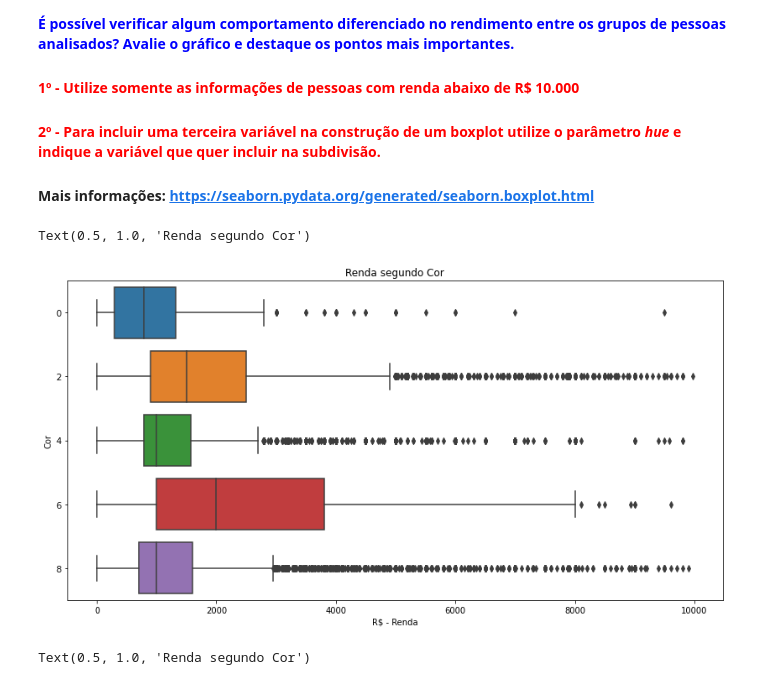
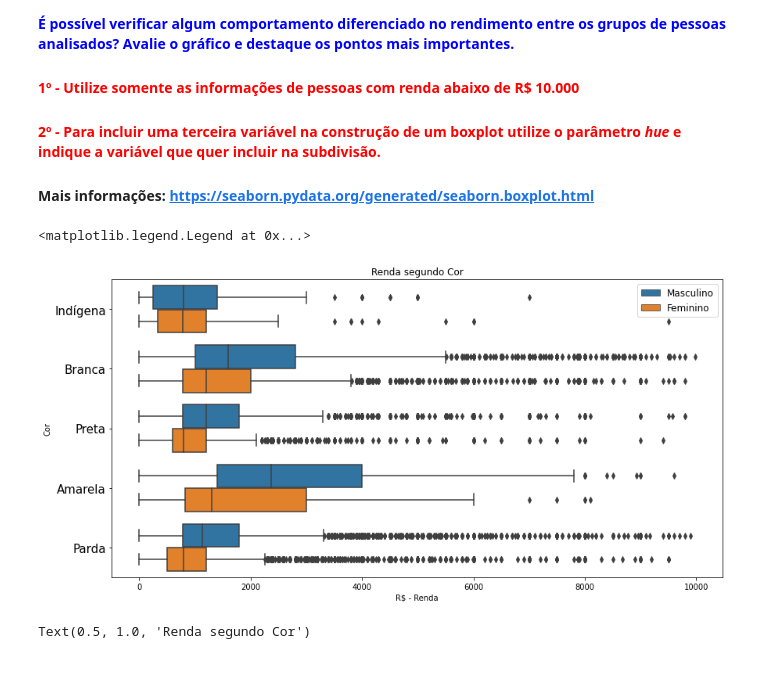
Before and after one commit to ciqueti/Estatistica_Distribuicao_e_Medidas, a Jupyter notebook: Parte_1/Análise_Descritiva.ipynb, the cells around one changed output. Drawn from its saved outputs; the diff is of its cells as text; code cells hidden in the pictures.

```diff
--- a/Parte_1/Análise_Descritiva.ipynb
+++ b/Parte_1/Análise_Descritiva.ipynb
@@ -451,13 +451,16 @@ Brancos e Amarelos possuem maior dispersão, que é reduzida quando relacionada
 #### <font color='red'>2º - Para incluir uma terceira variável na construção de um boxplot utilize o parâmetro <i>hue</i> e indique a variável que quer incluir na subdivisão.</font>
 #### Mais informações: https://seaborn.pydata.org/generated/seaborn.boxplot.html
 # %%
-ax = sns.boxplot(x='Renda', y='Cor', data=df.query('Renda < 10000'), orient='h')
+ax = sns.boxplot(x='Renda', y='Cor', data=df.query('Renda < 10000'), orient='h', hue='Sexo')
 ax.figure.set_size_inches(14,7)
 ax.set_xlabel('R$ - Renda')
 ax.set_title('Renda segundo Cor')
+ax.set_yticklabels(['Indígena', 'Branca', 'Preta', 'Amarela', 'Parda'], fontsize=15)
+handles,_ = ax.get_legend_handles_labels()
+ax.legend(handles, ['Masculino', 'Feminino'], fontsize=12)
 # %% [output]
-Text(0.5, 1.0, 'Renda segundo Cor')
+<matplotlib.legend.Legend at 0x...>
-[figure, old version]
+[figure, new version]
 # %%
 ax = sns.boxplot(x='Renda', y='Cor', data=df.query('Renda < 10000'), orient='h', hue='Sexo')
 ax.figure.set_size_inches(14,7)
```
Also changed, not shown: parts of 5 cells of this notebook, 3 other files.
